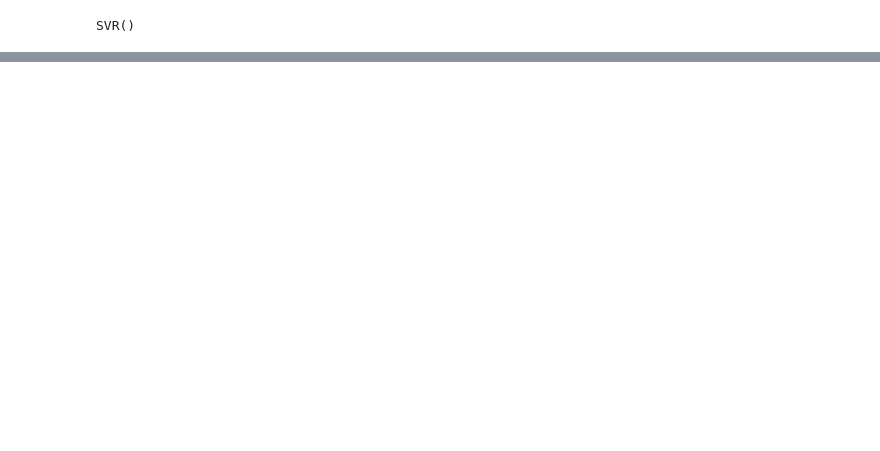
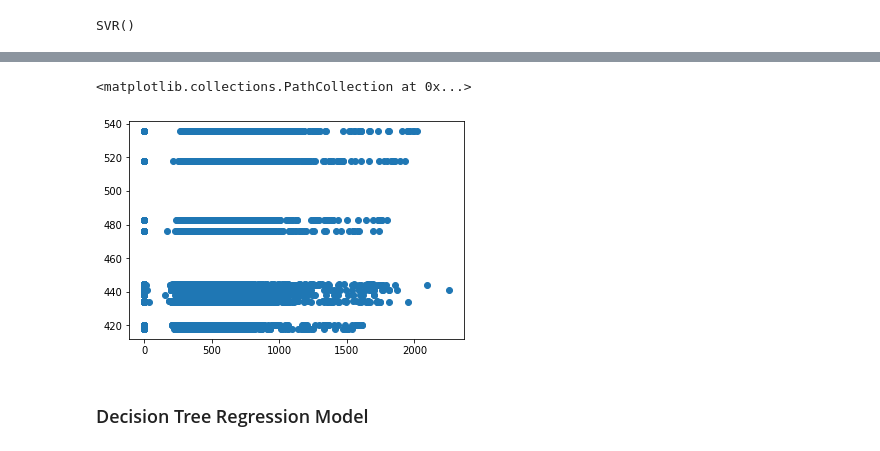
Before and after one commit to JustinRWong/Predicting-Residential-Energy-Usage, a Jupyter notebook: Modeling.ipynb, the cells around one changed output, grey strips where cells are left out. Drawn from its saved outputs; the diff is of its cells as text; code cells hidden in the pictures; blank space fills up the shorter version.

```diff
--- a/Modeling.ipynb
+++ b/Modeling.ipynb
@@ -275,0 +311,7 @@ sns.scatterplot(x=y_val)
+# %%
+plt.scatter(y_train, svr_train_pred)
+# %% [output]
+<matplotlib.collections.PathCollection at 0x...>
+[figure, added]
+# %% [markdown]
+### Decision Tree Regression Model
```
Also changed, not shown: parts of 24 cells of this notebook, 5 other files.
